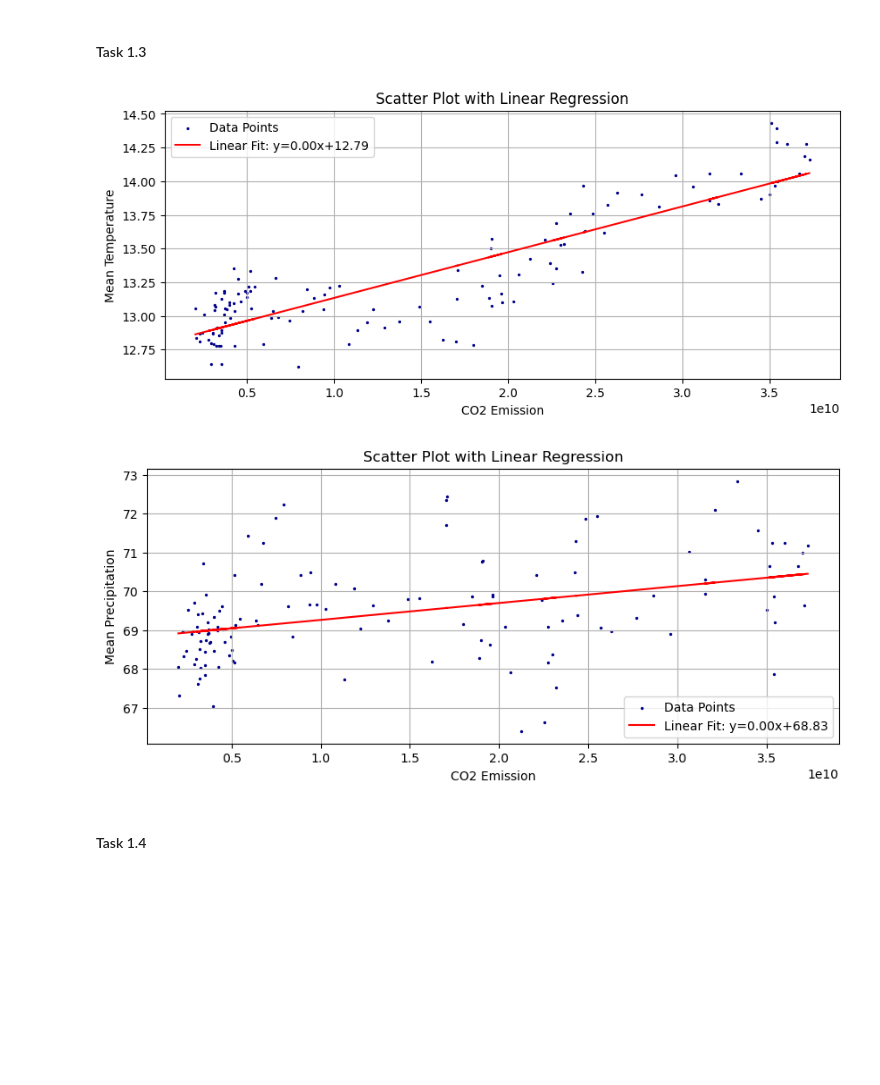
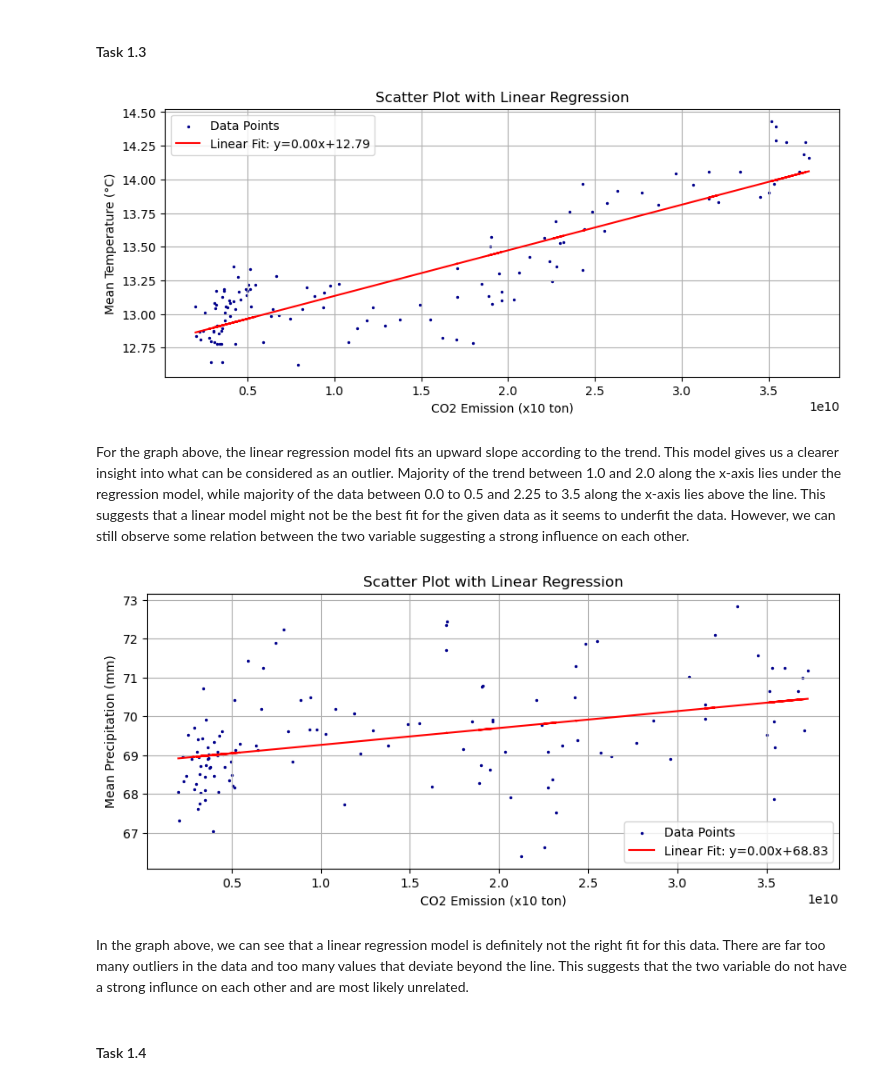
Before and after one commit to mpn1008/RM_assignments, a Jupyter notebook: RM_A03_Group_B/RM_A03_Group.ipynb, the cells around one changed output. Drawn from its saved outputs; the diff is of its cells as text; code cells hidden in the pictures; blank space fills up the shorter version.

```diff
--- a/RM_A03_Group_B/RM_A03_Group.ipynb
+++ b/RM_A03_Group_B/RM_A03_Group.ipynb
@@ -134,26 +138,28 @@ plt.show()
 # %%
 x = np.array(yearly_df['CO2 Emission']).reshape(-1, 1)
 y = np.array(yearly_df['Mean Temp'])
 
 model = LinearRegression()
 model.fit(x, y)
 
 y_pred = model.predict(x)
 plt.figure(figsize=(10, 4))
 plt.scatter(x, y, color='darkBlue', s=2, label='Data Points')
 
 # Plot regression line
 plt.plot(x, y_pred, color='red', label=f'Linear Fit: y={model.coef_[0]:.2f}x+{model.intercept_:.2f}')
 
 # Add labels and legend
-plt.xlabel('CO2 Emission')
-plt.ylabel('Mean Temperature')
+plt.xlabel('CO2 Emission (x10 ton)')
+plt.ylabel('Mean Temperature (°C)')
 plt.title('Scatter Plot with Linear Regression')
 plt.legend()
 plt.grid(True)
 plt.show()
 # %% [output]
-[figure, old version]
+[figure, new version]
+# %% [markdown]
+For the graph above, the linear regression model fits an upward slope according to the trend. This model gives us a clearer insight into what can be considered as an outlier. Majority of the trend between 1.0 and 2.0 along the x-axis lies under the regression model, while majority of the data between 0.0 to 0.5 and 2.25 to 3.5 along the x-axis lies above the line. This suggests that a linear model might not be the best fit for the given data as it seems to underfit the data. However, we can still observe some relation between the two variable suggesting a strong influence on each other.
 # %%
 x = np.array(yearly_df['CO2 Emission']).reshape(-1, 1)
 y = np.array(yearly_df['Mean Precip'])
@@ -169,14 +175,16 @@ plt.scatter(x, y, color='darkBlue', s=2, label='Data Points')
 plt.plot(x, y_pred, color='red', label=f'Linear Fit: y={model.coef_[0]:.2f}x+{model.intercept_:.2f}')
 
 # Add labels and legend
-plt.xlabel('CO2 Emission')
-plt.ylabel('Mean Precipitation')
+plt.xlabel('CO2 Emission (x10 ton)')
+plt.ylabel('Mean Precipitation (mm)')
 plt.title('Scatter Plot with Linear Regression')
 plt.legend()
 plt.grid(True)
 plt.show()
 # %% [output]
-[figure, old version]
+[figure, new version]
+# %% [markdown]
+In the graph above, we can see that a linear regression model is definitely not the right fit for this data. There are far too many outliers in the data and too many values that deviate beyond the line. This suggests that the two variable do not have a strong influnce on each other and are most likely unrelated.
 # %% [markdown]
 #### Task 1.4
 # %%
```
Also changed, not shown: parts of 19 cells of this notebook.
